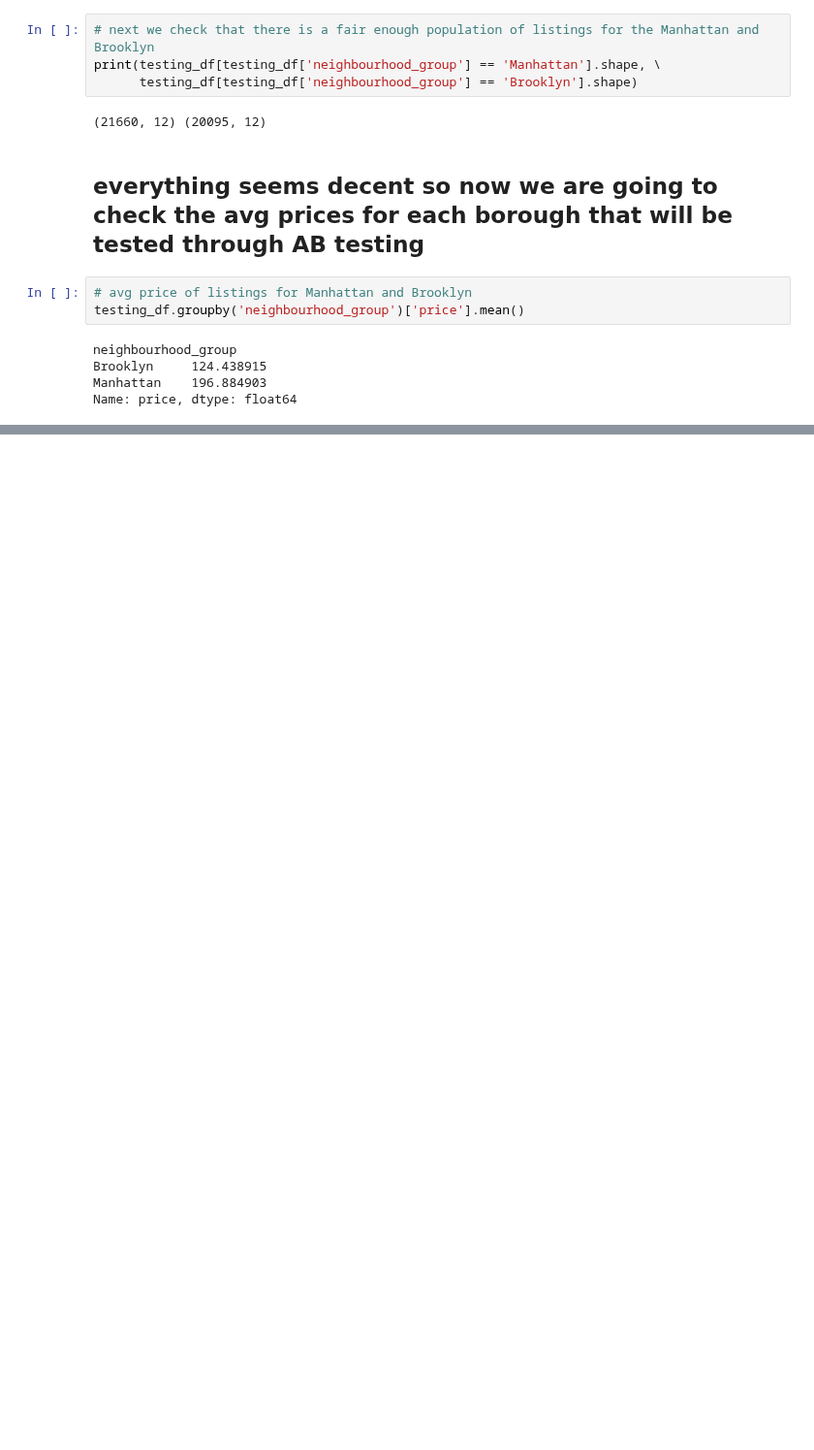
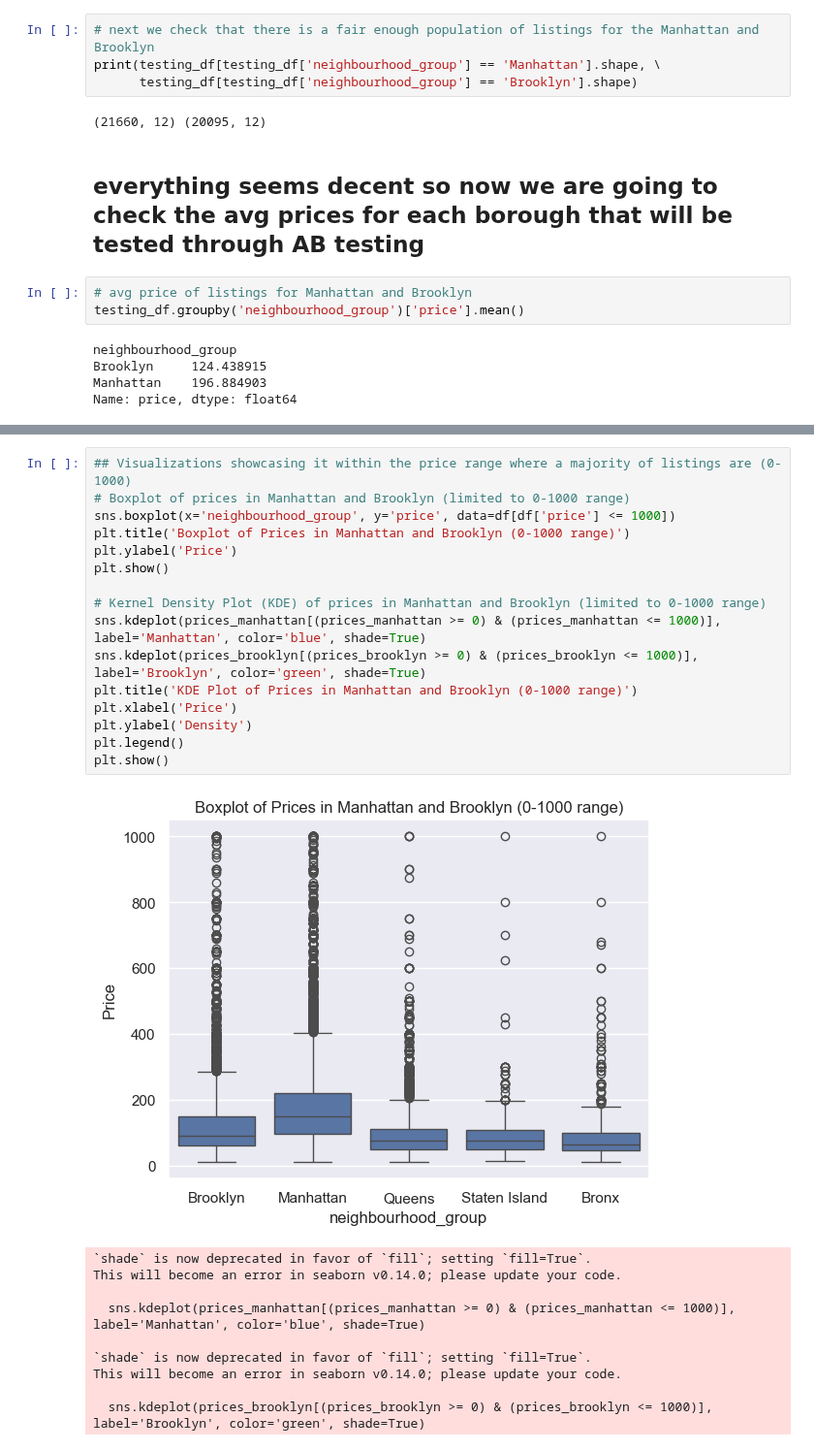
Before and after one commit to Adamb0lt/airbnb_data_analysis_and_DB_storage, a Jupyter notebook: NYC airbnb/airbnb_analysis_ML_redone.ipynb, the cells around one changed output, grey strips where cells are left out. Shown at 97% size. Saved outputs shown, nothing was run; the diff lists cells and outputs as text; blank space fills up the shorter version.

```diff
--- a/NYC airbnb/airbnb_analysis_ML_redone.ipynb
+++ b/NYC airbnb/airbnb_analysis_ML_redone.ipynb
@@ -529,0 +451,27 @@ pd.crosstab(testing_df['Pricing Category'],testing_df['room_type']) # TODO: crea
+# %%
+## Visualizations showcasing it within the price range where a majority of listings are (0-1000)
+# Boxplot of prices in Manhattan and Brooklyn (limited to 0-1000 range)
+sns.boxplot(x='neighbourhood_group', y='price', data=df[df['price'] <= 1000])
+plt.title('Boxplot of Prices in Manhattan and Brooklyn (0-1000 range)')
+plt.ylabel('Price')
+plt.show()
+
+# Kernel Density Plot (KDE) of prices in Manhattan and Brooklyn (limited to 0-1000 range)
+sns.kdeplot(prices_manhattan[(prices_manhattan >= 0) & (prices_manhattan <= 1000)], label='Manhattan', color='blue', shade=True)
+sns.kdeplot(prices_brooklyn[(prices_brooklyn >= 0) & (prices_brooklyn <= 1000)], label='Brooklyn', color='green', shade=True)
+plt.title('KDE Plot of Prices in Manhattan and Brooklyn (0-1000 range)')
+plt.xlabel('Price')
+plt.ylabel('Density')
+plt.legend()
+plt.show()
+# %% [output]
+[figure, added]
+`shade` is now deprecated in favor of `fill`; setting `fill=True`.
+This will become an error in seaborn v0.14.0; please update your code.
+
+  sns.kdeplot(prices_manhattan[(prices_manhattan >= 0) & (prices_manhattan <= 1000)], label='Manhattan', color='blue', shade=True)
+
+`shade` is now deprecated in favor of `fill`; setting `fill=True`.
+This will become an error in seaborn v0.14.0; please update your code.
+
+  sns.kdeplot(prices_brooklyn[(prices_brooklyn >= 0) & (prices_brooklyn <= 1000)], label='Brooklyn', color='green', shade=True)
```
Also changed, not shown: parts of 38 cells of this notebook.
